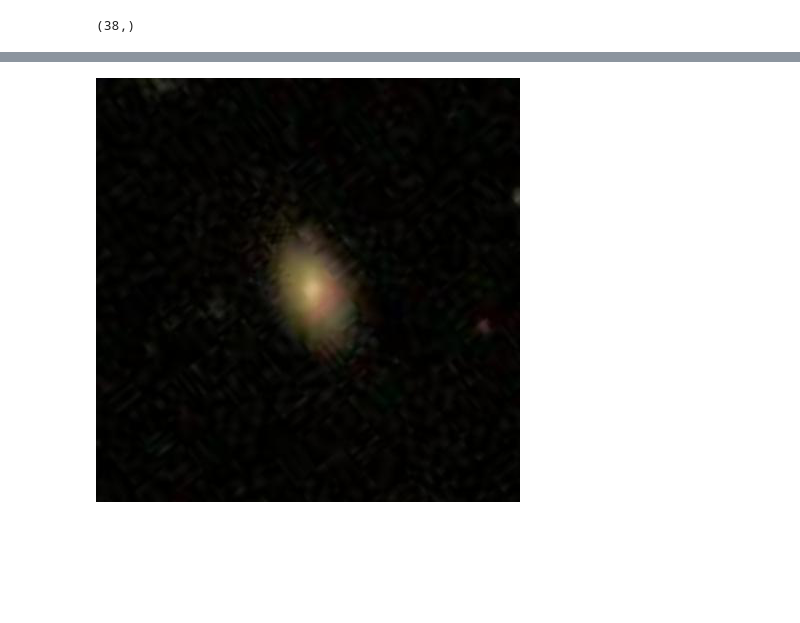
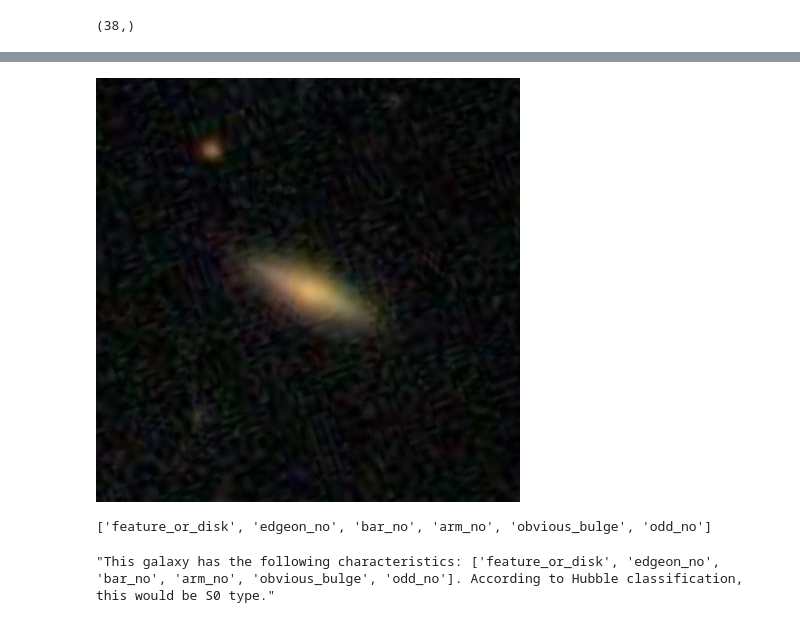
Before and after one commit to AurelSann/StarWars, a Jupyter notebook: notebooks/Adriana-exploration-V2.ipynb, the cells around one changed output, grey strips where cells are left out. Saved outputs shown, nothing was run; the diff lists cells and outputs as text; code cells hidden in the pictures; blank space fills up the shorter version.

```diff
--- a/notebooks/Adriana-exploration-V2.ipynb
+++ b/notebooks/Adriana-exploration-V2.ipynb
@@ -408,5 +444,9 @@ output : stop there
 # %%
-Image.open('../raw_data/images_test_rev1/100018.jpg')
+Image.open('../raw_data/images_test_rev1/116715.jpg')
 # %% [output]
-[figure, old version]
+[figure, new version]
+# %%
+decision_answer
+# %% [output]
+['feature_or_disk', 'edgeon_no', 'bar_no', 'arm_no', 'obvious_bulge', 'odd_no']
 # %%
@@ -467,0 +536,4 @@ def final():
+# %%
+final(decision_answer)
+# %% [output]
+"This galaxy has the following characteristics: ['feature_or_disk', 'edgeon_no', 'bar_no', 'arm_no', 'obvious_bulge', 'odd_no']. According to Hubble classification, this would be S0 type."
```
Also changed, not shown: parts of 9 cells of this notebook.
